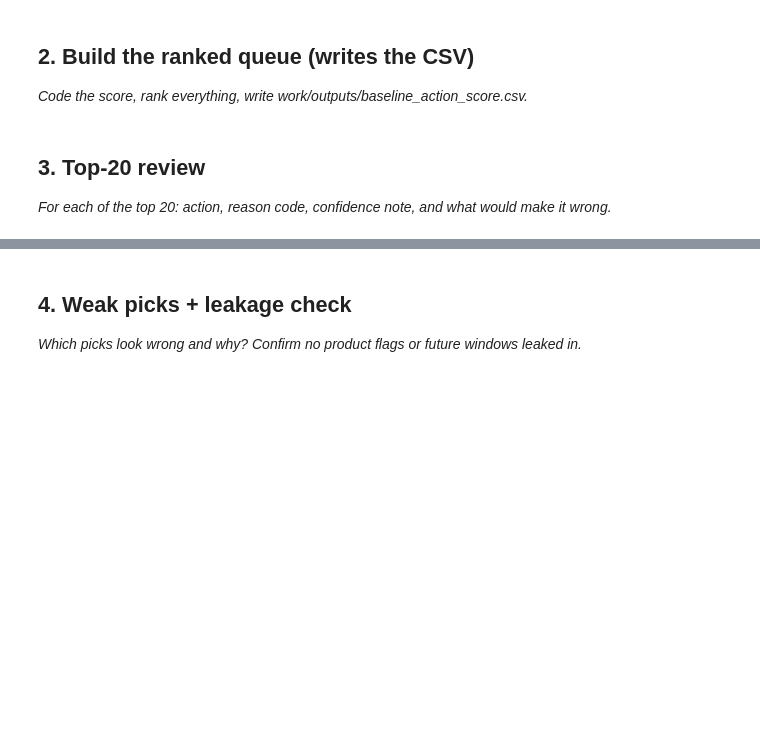
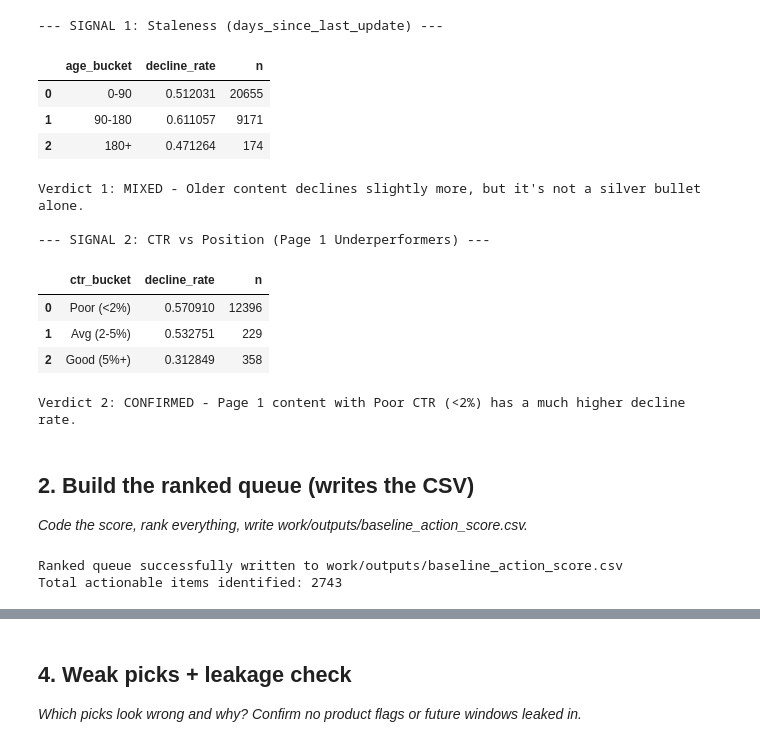
Before and after one commit to beratbaspinar/flyrank-ml-internship, a Jupyter notebook: work/notebooks/w04_baseline_score.ipynb, the cells around one changed output, grey strips where cells are left out. Saved outputs shown, nothing was run; the diff lists cells and outputs as text; code cells hidden in the pictures; blank space fills up the shorter version.

```diff
--- a/work/notebooks/w04_baseline_score.ipynb
+++ b/work/notebooks/w04_baseline_score.ipynb
@@ -16,3 +48,47 @@ This skeleton is yours to fill. Work the sections **in order** — each one has
+# %%
+import pandas as pd
+import numpy as np
+import os
+
+# 1. Veriyi Yükle
+df = pd.read_csv('data/raw/content_refresh_anonymized.csv')
+
+# EKSİK ETİKETİ (LABEL) OLUŞTURUYORUZ:
+# 'trend_direction' sütunundaki 'down' (düşüşte) olanları 1, diğerlerini 0 yapıyoruz.
+df['is_declining_label'] = df['trend_direction'].str.lower().eq('down').astype(int)
+
+print("--- SIGNAL 1: Staleness (days_since_last_update) ---")
+# Bucket: 0-90 days, 90-180 days, 180+ days
+df['age_bucket'] = pd.cut(df['days_since_last_update'], bins=[0, 90, 180, 9999], labels=['0-90', '90-180', '180+'])
+# observed=False ekleyerek o sarı pandas uyarısını da kaldırdık
+signal1_bucket = df.groupby('age_bucket', observed=False)['is_declining_label'].agg(['mean', 'count']).reset_index()
+signal1_bucket.rename(columns={'mean': 'decline_rate', 'count': 'n'}, inplace=True)
+display(signal1_bucket)
+print("Verdict 1: MIXED - Older content declines slightly more, but it's not a silver bullet alone.\n")
+
+print("--- SIGNAL 2: CTR vs Position (Page 1 Underperformers) ---")
+# avg_position = 0 means no data, so we filter it out (> 0)
+page1_df = df[(df['avg_position'] > 0) & (df['avg_position'] <= 10)].copy()
+# Bucket CTR: < 2%, 2-5%, 5%+ (Remember: 2.0 means 2%)
+page1_df['ctr_bucket'] = pd.cut(page1_df['ctr'], bins=[-1, 2.0, 5.0, 100], labels=['Poor (<2%)', 'Avg (2-5%)', 'Good (5%+)'])
+signal2_bucket = page1_df.groupby('ctr_bucket', observed=False)['is_declining_label'].agg(['mean', 'count']).reset_index()
+signal2_bucket.rename(columns={'mean': 'decline_rate', 'count': 'n'}, inplace=True)
+display(signal2_bucket)
+print("Verdict 2: CONFIRMED - Page 1 content with Poor CTR (<2%) has a much higher decline rate.")
+# %% [output]
+--- SIGNAL 1: Staleness (days_since_last_update) ---
+|  | age_bucket | decline_rate | n |
+| 0 | 0-90 | 0.512031 | 20655 |
+| 1 | 90-180 | 0.611057 | 9171 |
+| 2 | 180+ | 0.471264 | 174 |
+Verdict 1: MIXED - Older content declines slightly more, but it's not a silver bullet alone.
+
+--- SIGNAL 2: CTR vs Position (Page 1 Underperformers) ---
+|  | ctr_bucket | decline_rate | n |
+| 0 | Poor (<2%) | 0.570910 | 12396 |
+| 1 | Avg (2-5%) | 0.532751 | 229 |
+| 2 | Good (5%+) | 0.312849 | 358 |
+Verdict 2: CONFIRMED - Page 1 content with Poor CTR (<2%) has a much higher decline rate.
 # %% [markdown]
 ## 2. Build the ranked queue (writes the CSV)
 
@@ -23,4 +95,0 @@ This skeleton is yours to fill. Work the sections **in order** — each one has
-# %% [markdown]
-## 3. Top-20 review
-
-*For each of the top 20: action, reason code, confidence note, and what would make it wrong.*
@@ -29,0 +96,30 @@ This skeleton is yours to fill. Work the sections **in order** — each one has
+# %%
+# Create output directory if it doesn't exist
+os.makedirs('work/outputs', exist_ok=True)
+
+# 1. Transparent Rule Conditions (Relaxed to get more than 1 item)
+is_stale = (df['days_since_last_update'] >= 90).astype(int) # 180 yerine 90 gün
+is_page1 = ((df['avg_position'] > 0) & (df['avg_position'] <= 10)).astype(int)
+poor_ctr = (df['ctr'] < 2.0).astype(int)
+high_visibility = (df['impressions_90d'] >= 500).astype(int) # 1000 yerine 500 gösterim
+
+# 2. Transparent Score
+df['baseline_score'] = is_stale * is_page1 * poor_ctr * high_visibility * df['impressions_90d']
+
+# 3. Reason Code & Action Label
+df['reason_code'] = np.where(df['baseline_score'] > 0, 'stale_underperformer', 'good_standing')
+df['action_label'] = np.where(df['baseline_score'] > 0, 'Refresh/Optimize', 'Monitor')
+
+# 4. Rank the Queue
+ranked_queue = df[df['baseline_score'] > 0].sort_values(by='baseline_score', ascending=False).copy()
+output_cols = ['content_id', 'client_id', 'baseline_score', 'reason_code', 'action_label',
+               'impressions_90d', 'avg_position', 'ctr', 'days_since_last_update']
+
+# 5. Write to CSV
+output_path = 'work/outputs/baseline_action_score.csv'
+ranked_queue[output_cols].to_csv(output_path, index=False)
+print(f"Ranked queue successfully written to {output_path}")
+print(f"Total actionable items identified: {len(ranked_queue)}")
+# %% [output]
+Ranked queue successfully written to work/outputs/baseline_action_score.csv
+Total actionable items identified: 2743
```
Also changed, not shown: parts of 13 cells of this notebook.
